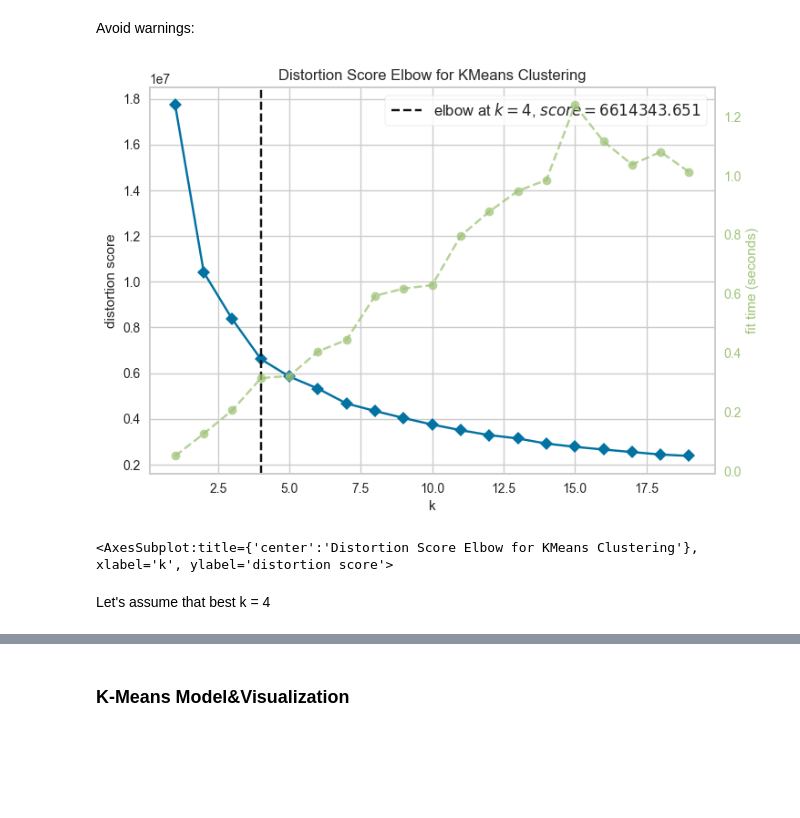
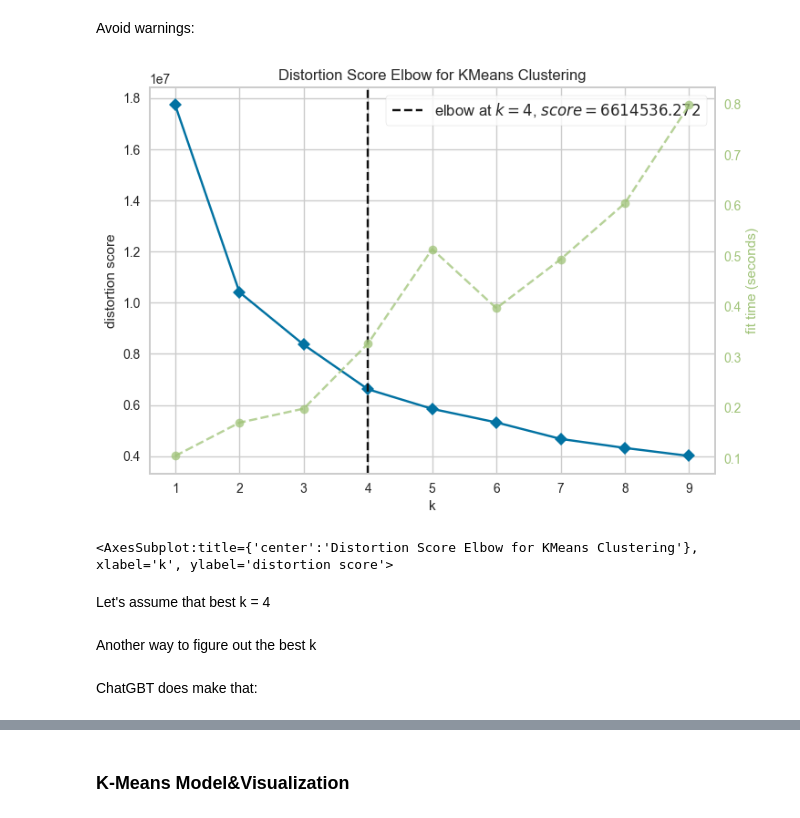
Before and after one commit to anilergan/ANN-weather-prediction, a Jupyter notebook: 3.1_weather_data_unsup_learning.ipynb, the cells around one changed output, grey strips where cells are left out. Saved outputs shown, nothing was run; the diff lists cells and outputs as text; code cells hidden in the pictures; blank space fills up the shorter version.

```diff
--- a/3.1_weather_data_unsup_learning.ipynb
+++ b/3.1_weather_data_unsup_learning.ipynb
@@ -22,0 +13,6 @@ df_X.tail()
+# %%
+dfXy = pd.read_csv('weather_data.csv', usecols=range(8)).copy()
+dfX = pd.read_csv('weather_data.csv', usecols=range(7)).copy()
+df_dummies = pd.get_dummies(dfXy['Condition'])
+df_with_dummies = pd.concat([dfX, df_dummies], axis=1)
+df_with_dummies.tail()
@@ -25,17 +34,19 @@ df_X.tail()
 # %%
 from yellowbrick.cluster import KElbowVisualizer
 kmeans = KMeans()
-visualizer = KElbowVisualizer(kmeans, k=(1,20))
+visualizer = KElbowVisualizer(kmeans, k=(1,10))
 # %% [markdown]
 Avoid warnings:
 # %%
 import warnings
 warnings.filterwarnings("ignore", category=FutureWarning)
 # %%
-visualizer.fit(df_X)
+visualizer.fit(dfX)
 visualizer.poof()
 # %% [output]
-[figure, old version]
+[figure, new version]
 <AxesSubplot:title={'center':'Distortion Score Elbow for KMeans Clustering'}, xlabel='k', ylabel='distortion score'>
 # %% [markdown]
 Let's assume that best k = 4
+# %% [markdown]
+Another way to figure out the best k
@@ -41,0 +57,2 @@ Let's assume that best k = 4
+# %% [markdown]
+ChatGBT does make that:
```
Also changed, not shown: parts of 10 cells of this notebook, 2 other files.
